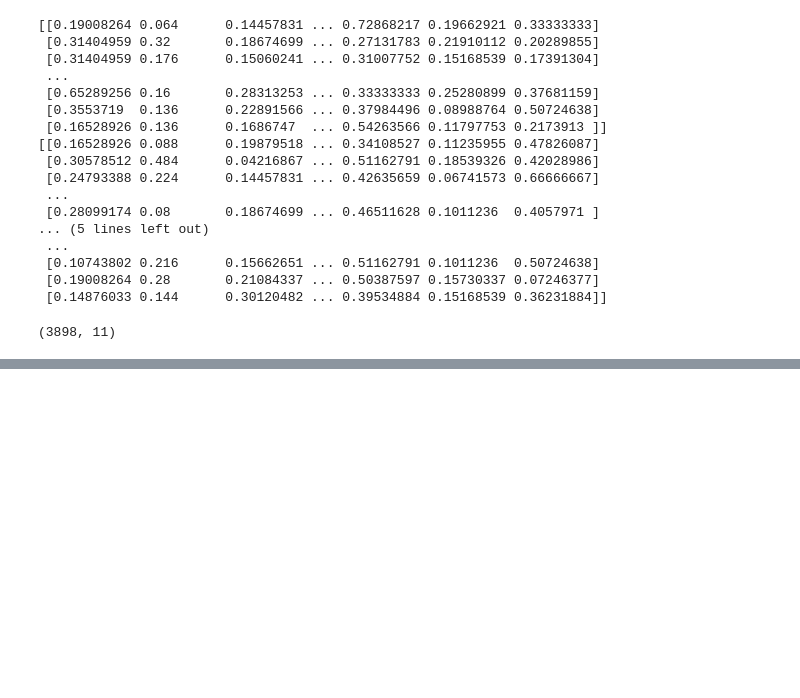
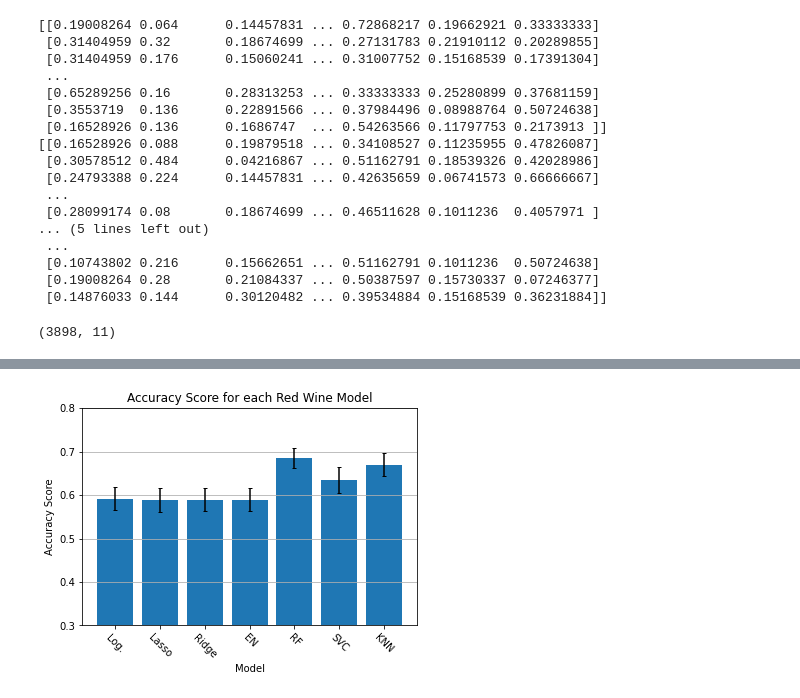
Before and after one commit to louishoe/wine-quaity, a Jupyter notebook: Data1030/Data1030-Project/src/wine-quality.ipynb, the cells around one changed output, grey strips where cells are left out. Cells and saved outputs as stored; diff of their text form; code cells hidden in the pictures; blank space fills up the shorter version.

```diff
--- a/Data1030/Data1030-Project/src/wine-quality.ipynb
+++ b/Data1030/Data1030-Project/src/wine-quality.ipynb
@@ -473,0 +477,8 @@ Xall_train_prep.shape
+# %%
+log = LogisticRegression()
+log_param_grid = {'logisticregression__max_iter': [100000]}
+
+log_r_final, log_r_scores = MLpipe_KFold(rX, ry, preprocessor, log, log_param_grid)
+r_logistic_models = log_r_scores
+print(r_logistic_models)
+print("Mean", {np.mean(r_logistic_models)}, "std", {np.std(r_logistic_models)})
@@ -473,0 +652,19 @@ Xall_train_prep.shape
+# %%
+from statistics import mean, stdev
+
+labels = ["Log.", "Lasso", "Ridge", "EN", "RF", "SVC", "KNN"]
+r_scores = [r_logistic_models, r_l1_models, r_l2_models, r_en_models, r_rf_models, r_sv_models, r_knn_models]
+r_mean_scores = [mean(score) for score in r_scores]
+r_stdev_scores = [stdev(score) for score in r_scores]
+
+plt.bar(labels, r_mean_scores, yerr=r_stdev_scores, capsize=2)
+plt.ylim([0.3,0.8])
+plt.xticks(rotation=-45)
+plt.grid(axis='y')
+plt.xlabel("Model")
+plt.ylabel("Accuracy Score")
+plt.title("Accuracy Score for each Red Wine Model")
+plt.savefig('figures/score_by_model.png', dpi=300, format='png')
+plt.show()
+# %% [output]
+[figure, added]
```
Also changed, not shown: parts of 44 cells of this notebook, 19 other files.
